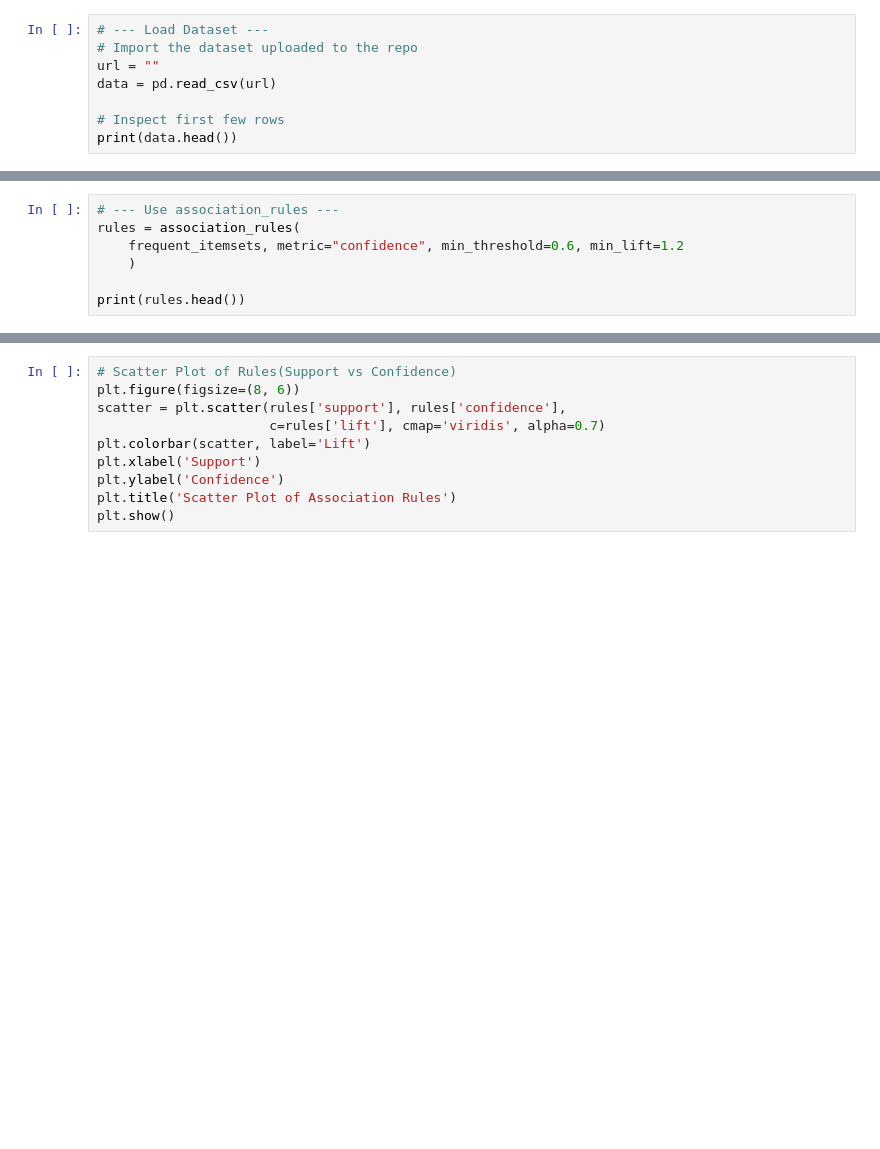
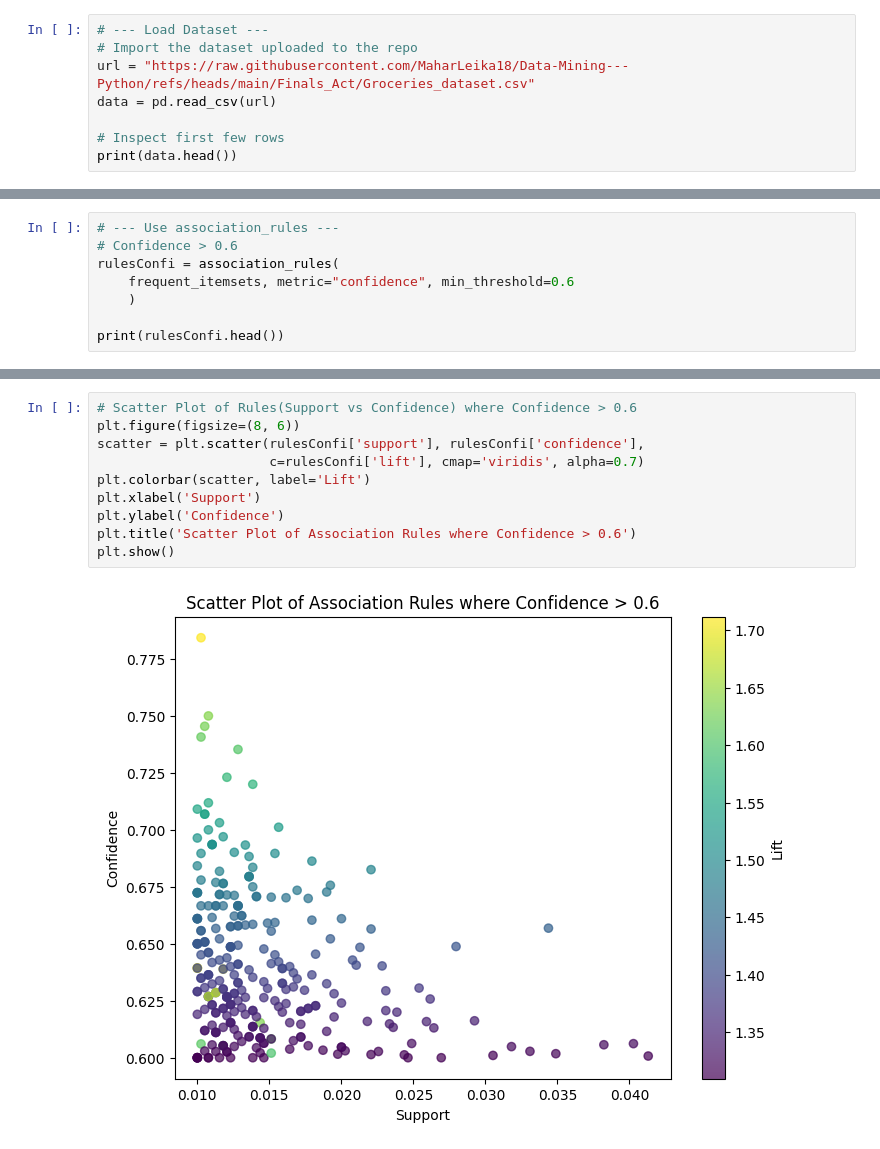
Before and after one commit to MaharLeika18/Data-Mining---Python, a Jupyter notebook: Finals_Act/Act1Ver1.ipynb, the cells around one changed output, grey strips where cells are left out. Saved outputs shown, nothing was run; the diff lists cells and outputs as text; blank space fills up the shorter version.

Commit message:
Update Act1Ver1.ipynb
Now fully functional -- outputs the visualizations properly.

```diff
--- a/Finals_Act/Act1Ver1.ipynb
+++ b/Finals_Act/Act1Ver1.ipynb
@@ -9,7 +7,7 @@ import networkx as nx
 # %%
 # --- Load Dataset ---
 # Import the dataset uploaded to the repo
-url = ""
+url = "https://raw.githubusercontent.com/MaharLeika18/Data-Mining---Python/refs/heads/main/Finals_Act/Groceries_dataset.csv"
 data = pd.read_csv(url)
 
 # Inspect first few rows
@@ -39,7 +54,8 @@ print(frequent_itemsets.head())
 # %%
 # --- Use association_rules ---
-rules = association_rules(
-    frequent_itemsets, metric="confidence", min_threshold=0.6, min_lift=1.2
+# Confidence > 0.6
+rulesConfi = association_rules(
+    frequent_itemsets, metric="confidence", min_threshold=0.6
     )
 
-print(rules.head())
+print(rulesConfi.head())
@@ -58,10 +152,12 @@ plt.show()
 # %%
-# Scatter Plot of Rules(Support vs Confidence)
+# Scatter Plot of Rules(Support vs Confidence) where Confidence > 0.6
 plt.figure(figsize=(8, 6))
-scatter = plt.scatter(rules['support'], rules['confidence'],
-                      c=rules['lift'], cmap='viridis', alpha=0.7)
+scatter = plt.scatter(rulesConfi['support'], rulesConfi['confidence'],
+                      c=rulesConfi['lift'], cmap='viridis', alpha=0.7)
 plt.colorbar(scatter, label='Lift')
 plt.xlabel('Support')
 plt.ylabel('Confidence')
-plt.title('Scatter Plot of Association Rules')
+plt.title('Scatter Plot of Association Rules where Confidence > 0.6')
 plt.show()
+# %% [output]
+[figure, added]
```
Also changed, not shown: parts of 11 cells of this notebook.
